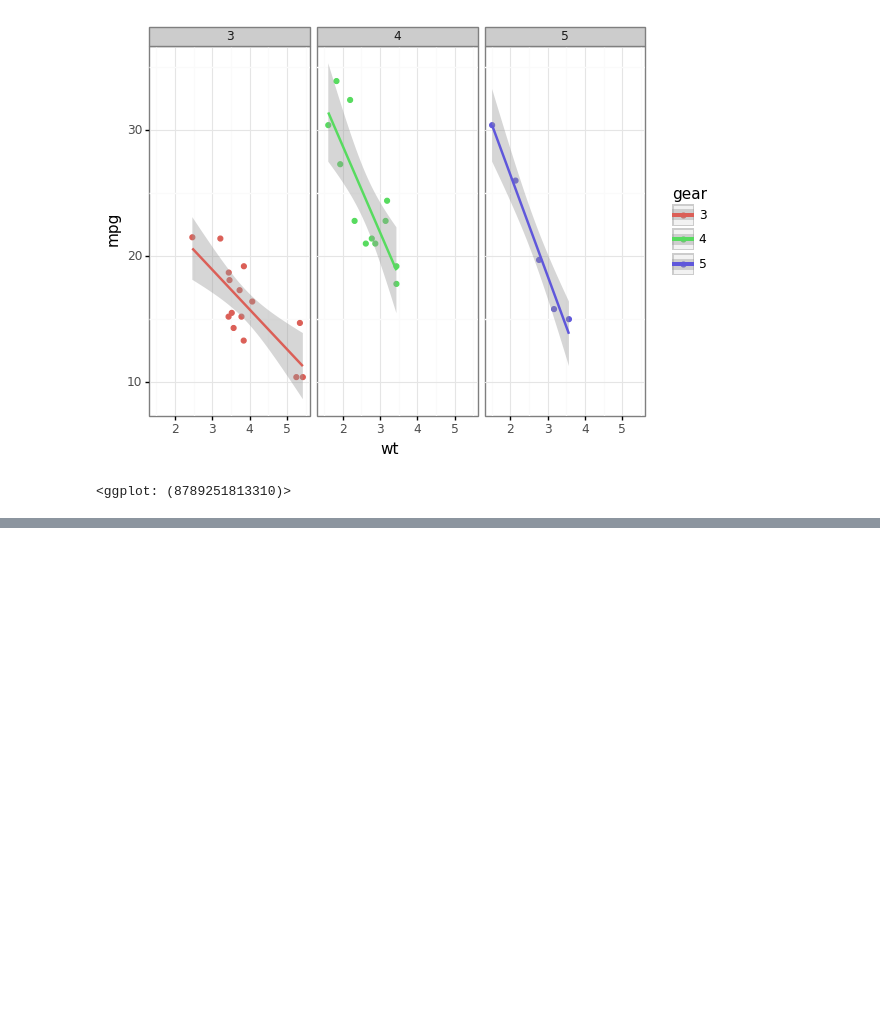
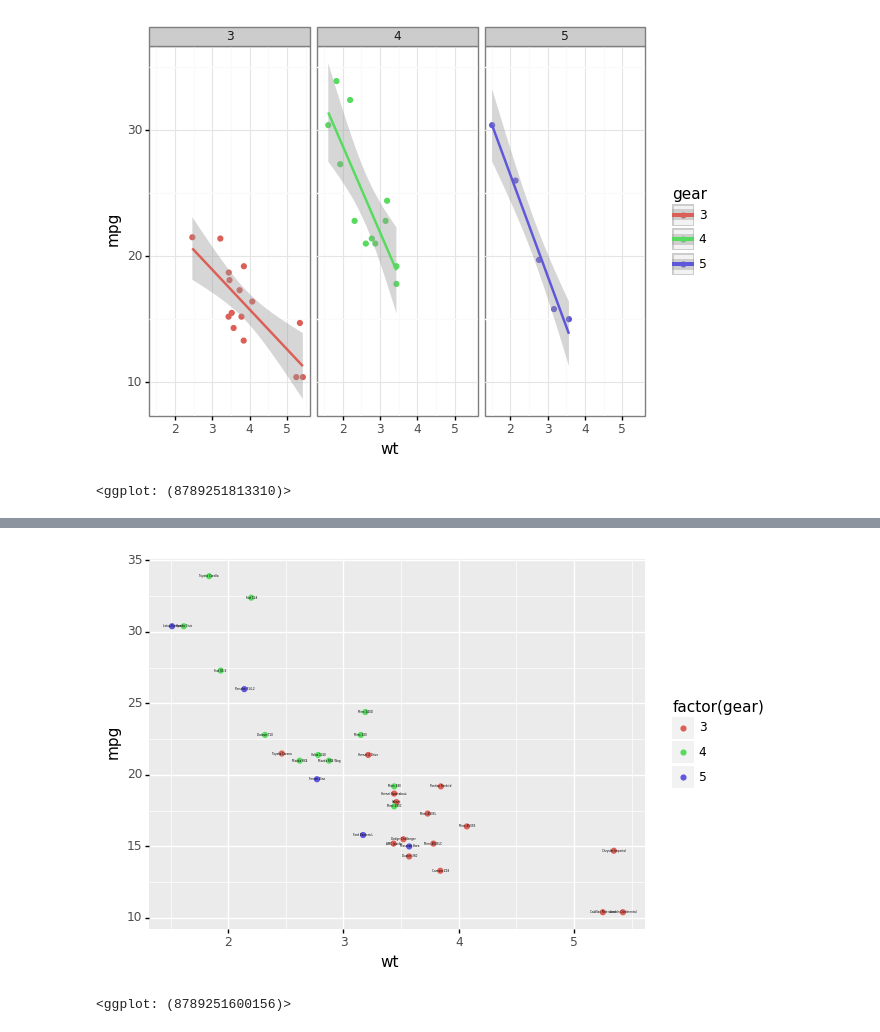
Before and after one commit to rodriguezmDNA/pyTools, a Jupyter notebook: notebooks/ggplot_on_python.ipynb, the cells around one changed output, grey strips where cells are left out. Cells and saved outputs as stored; diff of their text form; code cells hidden in the pictures; blank space fills up the shorter version.

```diff
--- a/notebooks/ggplot_on_python.ipynb
+++ b/notebooks/ggplot_on_python.ipynb
@@ -24,0 +31,7 @@ mtcars.gear = mtcars.gear.astype('category')
+# %%
+(ggplot(mtcars, aes('wt', 'mpg', color='factor(gear)'))
+ + geom_point() +
+geom_text(aes(label='name'),color='black',size=2))
+# %% [output]
+[figure, added]
+<ggplot: (8789251600156)>
```
Also changed, not shown: parts of 1 cell of this notebook.
